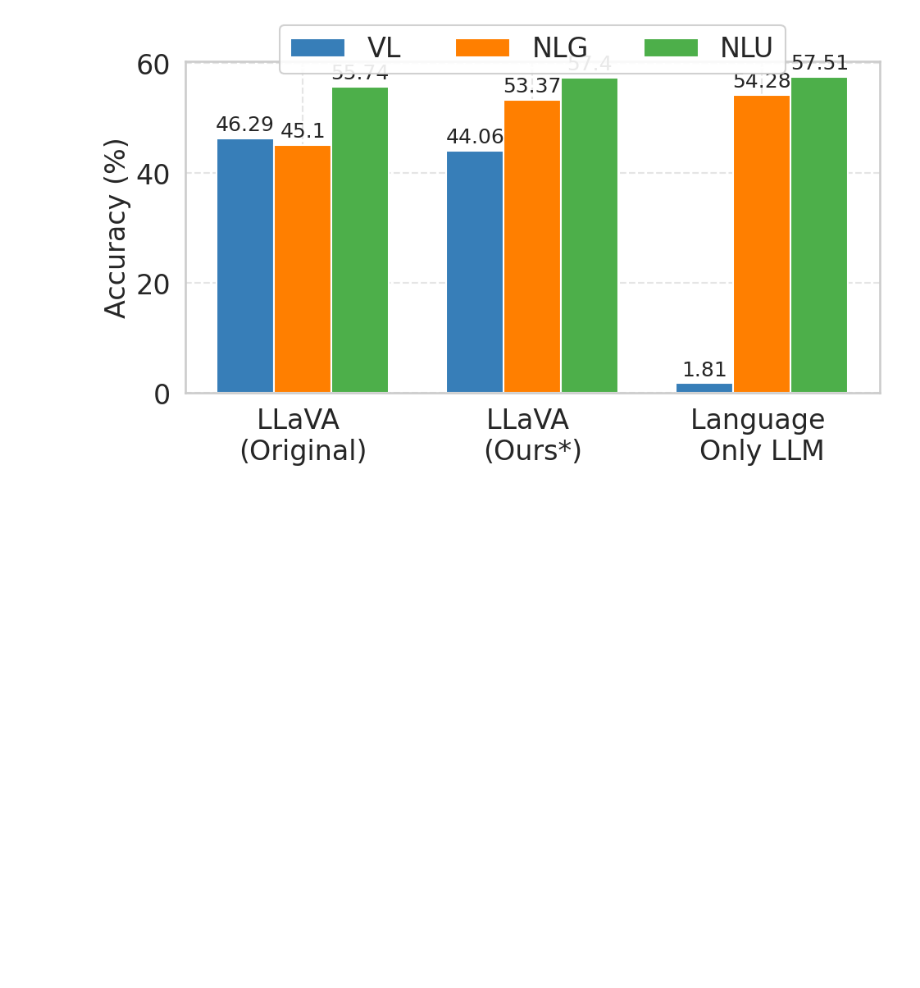
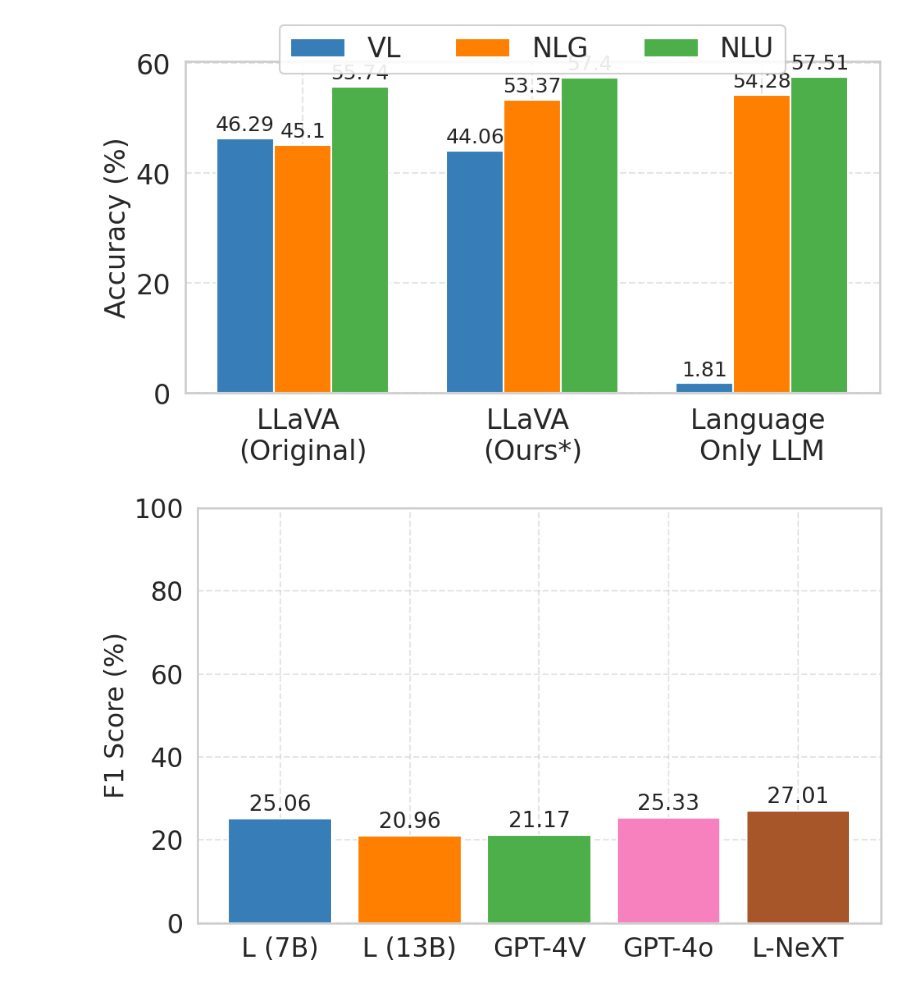
Before and after one commit to shikhar-srivastava/prismatic-vlms, a Jupyter notebook: main_figure.ipynb, the cells around one changed output. Drawn from its saved outputs; the diff is of its cells as text; code cells hidden in the pictures; blank space fills up the shorter version.

Commit message:
Plotting changes

```diff
--- a/main_figure.ipynb
+++ b/main_figure.ipynb
@@ -1133,3 +1133,63 @@ plt.savefig('pythia_2p8b_performance_comparison_latest.png', dpi=300)
 plt.show()
 # %% [output]
 [figure]
+# %%
+import numpy as np
+import matplotlib.pyplot as plt
+import seaborn as sns
+
+# Define the data from the table
+models = ['L (7B)', 'L (13B)', 'GPT-4V', 'GPT-4o', 'L-NeXT']
+micro_f1_scores = [25.06, 20.96, 21.17, 25.33, 27.01]
+
+# Color palette for the bars
+CB = ['#377eb8', '#ff7f00', '#4daf4a', '#f781bf', '#a65628']
+
+# Set the style and context
+sns.set(style="whitegrid")
+sns.set_palette("muted")
+sns.set_context("talk")
+plt.rcParams.update({
+    'axes.labelsize': 24,
+    'xtick.labelsize': 24,
+    'ytick.labelsize': 24,
+    'legend.fontsize': 24,
+    'figure.figsize': [12, 8],
+    'axes.grid': True,
+    'grid.alpha': 0.5,
+    'grid.linestyle': '--',
+    'lines.linewidth': 2,
+    'lines.markersize': 8,
+})
+
+plt.rcParams["figure.autolayout"] = True
+
+# Plotting the bar chart
+fig, ax = plt.subplots(figsize=(10, 6))
+bars = ax.bar(models, micro_f1_scores, color=CB[:len(models)])
+
+# Add some text for labels, title and custom x-axis tick labels, etc.
+ax.set_ylabel('F1 Score (%)', fontsize=24)
+ax.set_ylim(0, 100)
+#ax.set_xlabel('Model', fontsize=24)
+#ax.set_title('Micro F1 Scores of Different Models', fontsize=28)
+
+# Adding the scores on top of the bars
+for bar in bars:
+    height = bar.get_height()
+    ax.annotate(f'{height:.2f}',
+                xy=(bar.get_x() + bar.get_width() / 2, height),
+                xytext=(0, 3),  # 3 points vertical offset
+                textcoords="offset points",
+                ha='center', va='bottom', fontsize=20)
+# Adjust layout to ensure everything fits
+plt.tight_layout()
+# Adjust layout to ensure minimal padding
+# Adjust layout to ensure minimal padding at the bottom
+# Adjust layout to reduce padding at the bottom slightly
+plt.tight_layout(pad=0.1)
+# Save the figure
+plt.savefig('micro_f1_scores_comparison.png', dpi=300)
+plt.show()
+# %% [output]
+[figure, added]
```
Also changed, not shown: 2 other files.
